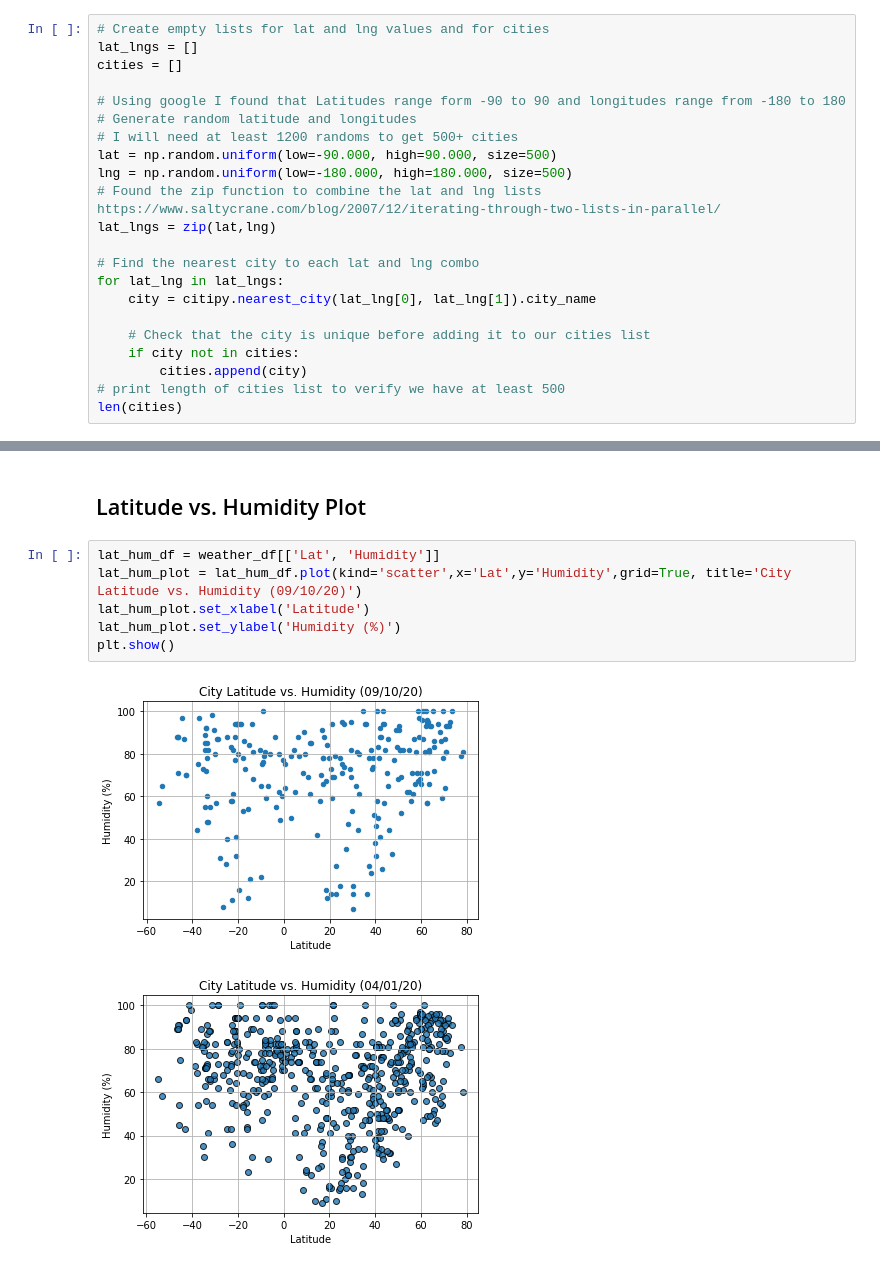
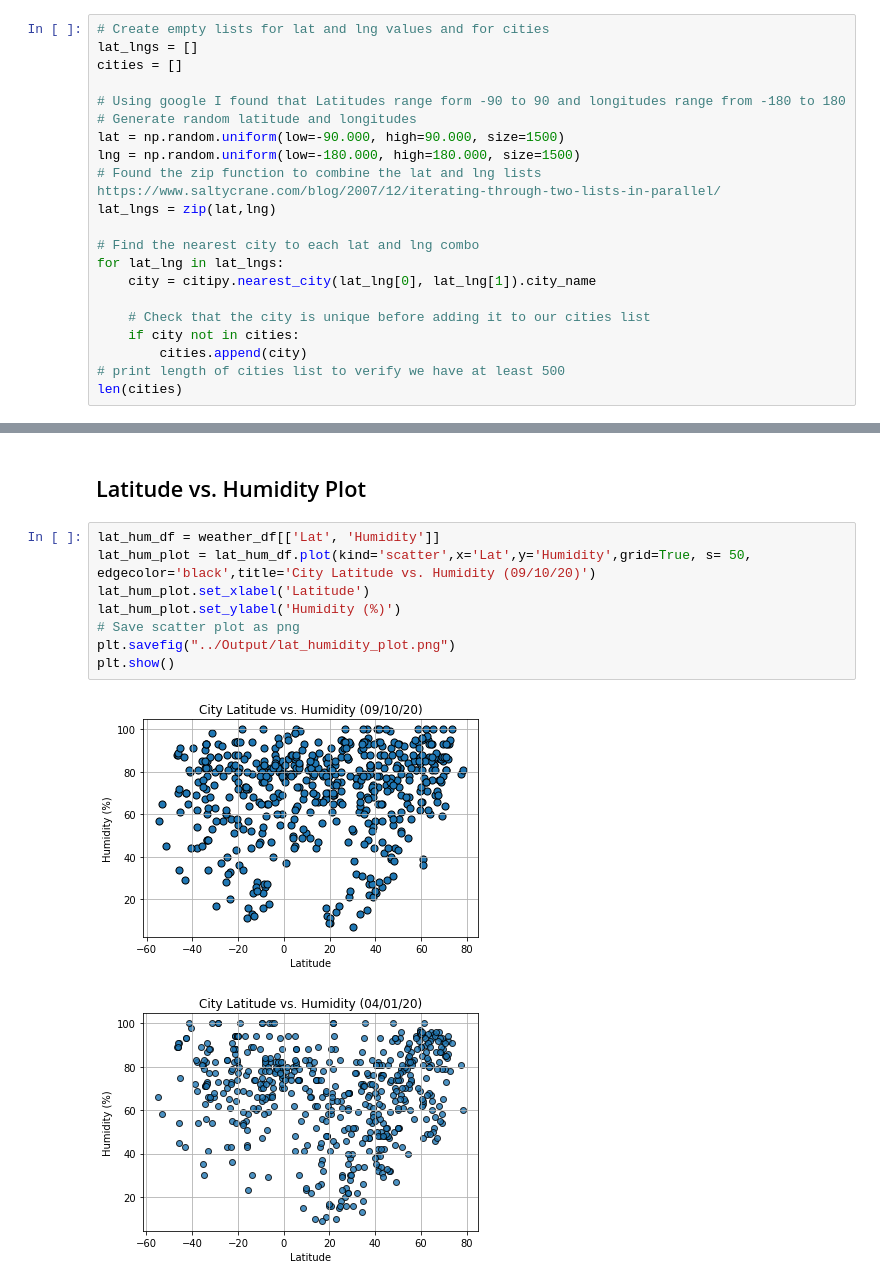
Before and after one commit to potterc22/python_api_challenge, a Jupyter notebook: starter_code/WeatherPy.ipynb, the cells around one changed output, grey strips where cells are left out. Drawn from its saved outputs; the diff is of its cells as text.

```diff
--- a/starter_code/WeatherPy.ipynb
+++ b/starter_code/WeatherPy.ipynb
@@ -28,9 +28,8 @@ cities = []
 
 # Using google I found that Latitudes range form -90 to 90 and longitudes range from -180 to 180
 # Generate random latitude and longitudes
-# I will need at least 1200 randoms to get 500+ cities
-lat = np.random.uniform(low=-90.000, high=90.000, size=500)
-lng = np.random.uniform(low=-180.000, high=180.000, size=500)
+lat = np.random.uniform(low=-90.000, high=90.000, size=1500)
+lng = np.random.uniform(low=-180.000, high=180.000, size=1500)
 # Found the zip function to combine the lat and lng lists https://www.saltycrane.com/blog/2007/12/iterating-through-two-lists-in-parallel/
 lat_lngs = zip(lat,lng)
 
@@ -220,12 +222,14 @@ plt.show()
 ## Latitude vs. Humidity Plot
 # %%
 lat_hum_df = weather_df[['Lat', 'Humidity']]
-lat_hum_plot = lat_hum_df.plot(kind='scatter',x='Lat',y='Humidity',grid=True, title='City Latitude vs. Humidity (09/10/20)')
+lat_hum_plot = lat_hum_df.plot(kind='scatter',x='Lat',y='Humidity',grid=True, s= 50, edgecolor='black',title='City Latitude vs. Humidity (09/10/20)')
 lat_hum_plot.set_xlabel('Latitude')
 lat_hum_plot.set_ylabel('Humidity (%)')
+# Save scatter plot as png
+plt.savefig("../Output/lat_humidity_plot.png")
 plt.show()
 # %% [output]
-[figure, old version]
+[figure, new version]
 # %%
 # %% [output]
 [figure]
```
Also changed, not shown: parts of 15 cells of this notebook, 5 other files.
